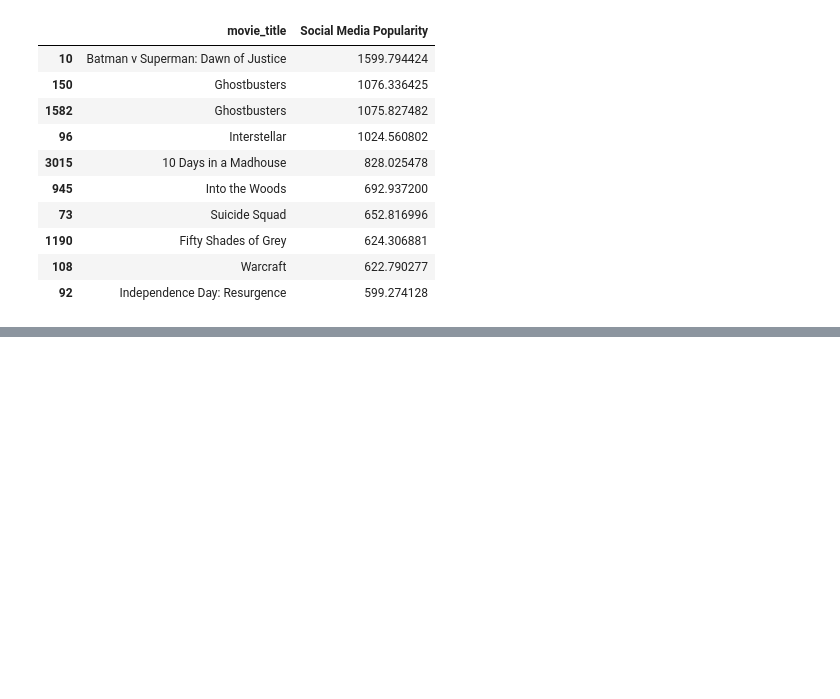
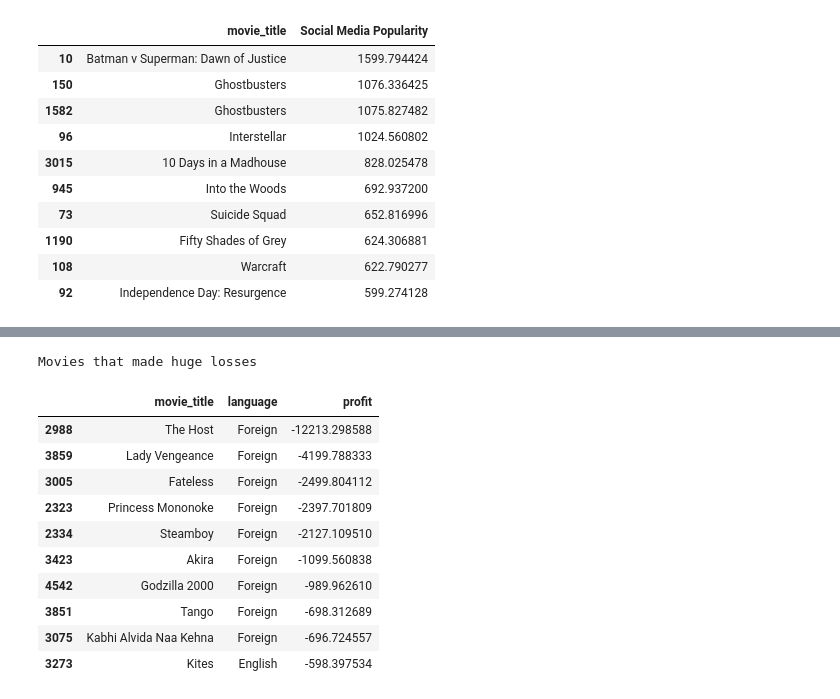
Before and after one commit to MSaaad/Data-science-practice, a Jupyter notebook: MovieRecommendation/IMDB Movie Data.ipynb, the cells around one changed output, grey strips where cells are left out. Saved outputs shown, nothing was run; the diff lists cells and outputs as text; code cells hidden in the pictures; blank space fills up the shorter version.

```diff
--- a/MovieRecommendation/IMDB Movie Data.ipynb
+++ b/MovieRecommendation/IMDB Movie Data.ipynb
@@ -345,0 +370,16 @@ data[['movie_title','Social Media Popularity']].sort_values('Social Media Popula
+# %%
+print('Movies that made huge losses')
+data[['movie_title','language','profit']].sort_values('profit',ascending=True).head(10)
+# %% [output]
+Movies that made huge losses
+|  | movie_title | language | profit |
+| 2988 | The Host | Foreign | -12213.298588 |
+| 3859 | Lady Vengeance | Foreign | -4199.788333 |
+| 3005 | Fateless | Foreign | -2499.804112 |
+| 2323 | Princess Mononoke | Foreign | -2397.701809 |
+| 2334 | Steamboy | Foreign | -2127.109510 |
+| 3423 | Akira | Foreign | -1099.560838 |
+| 4542 | Godzilla 2000 | Foreign | -989.962610 |
+| 3851 | Tango | Foreign | -698.312689 |
+| 3075 | Kabhi Alvida Naa Kehna | Foreign | -696.724557 |
+| 3273 | Kites | English | -598.397534 |
```
Also changed, not shown: parts of 7 cells of this notebook.
